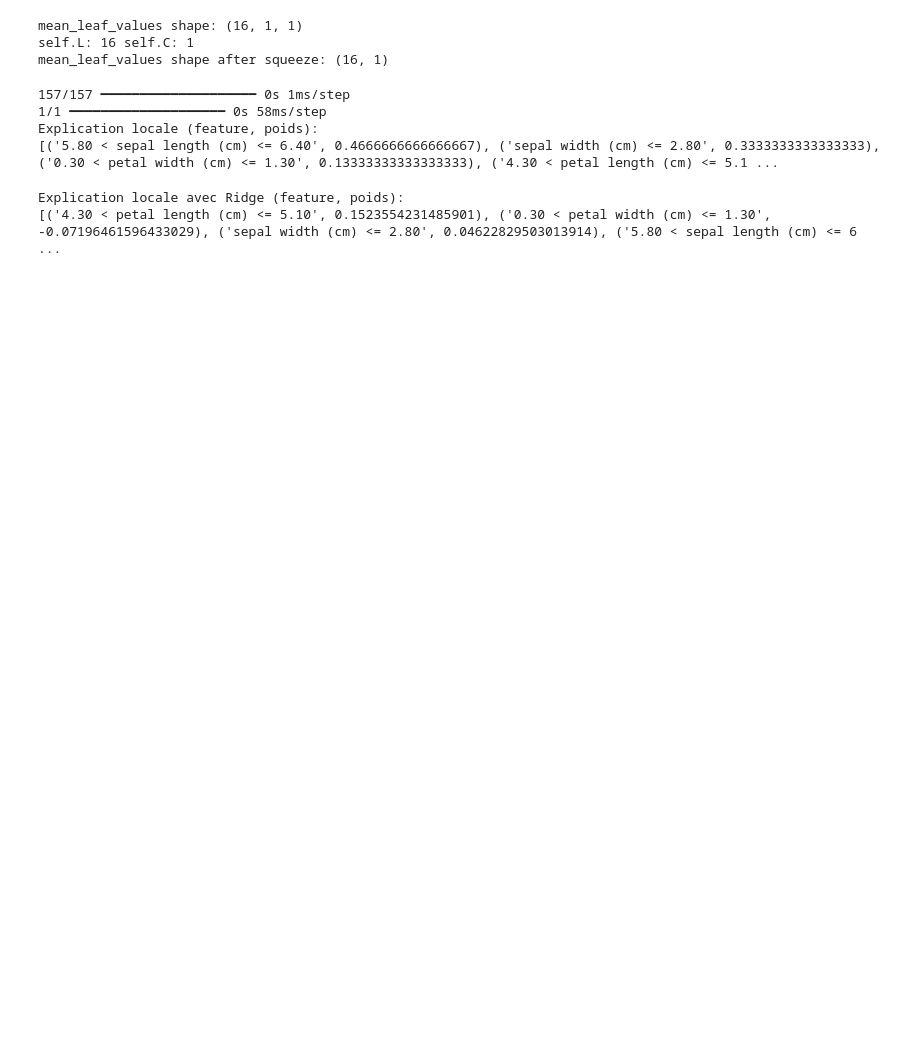
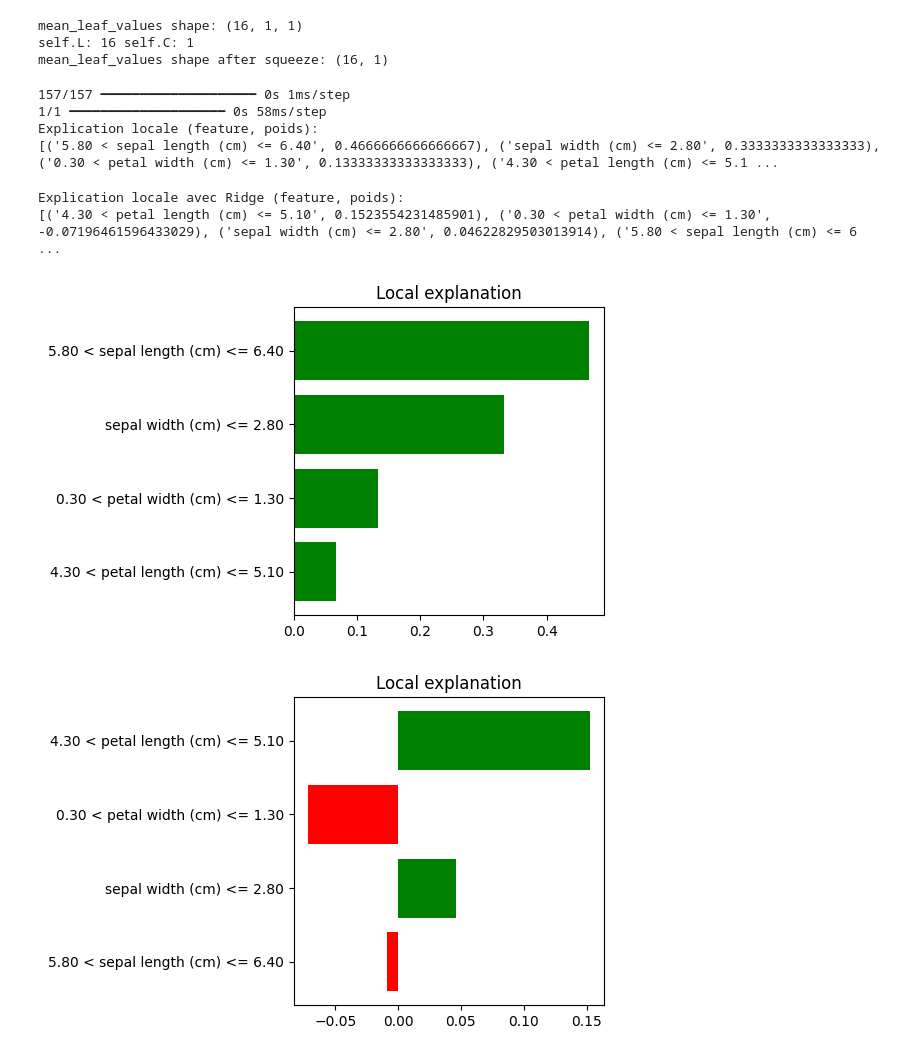
Before and after one commit to aymen20002005/Lime_NDT, a Jupyter notebook: Notebooks/NDT_regression.ipynb, the cells around one changed output. Drawn from its saved outputs; the diff is of its cells as text; code cells hidden in the pictures; blank space fills up the shorter version.

```diff
--- a/Notebooks/NDT_regression.ipynb
+++ b/Notebooks/NDT_regression.ipynb
@@ -76,3 +75,14 @@ print(exp_ridge.as_list())
 # %% [output]
 Explication locale avec Ridge (feature, poids):
 [('4.30 < petal length (cm) <= 5.10', 0.1523554231485901), ('0.30 < petal width (cm) <= 1.30', -0.07196461596433029), ('sepal width (cm) <= 2.80', 0.04622829503013914), ('5.80 < sepal length (cm) <= 6 ...
+# %%
+import matplotlib.pyplot as plt
+
+exp.as_pyplot_figure()
+plt.show()
+
+exp_ridge.as_pyplot_figure()
+plt.show()
+# %% [output]
+[figure, added]
+[figure, added]
```
Also changed, not shown: parts of 1 cell of this notebook, 2 other files.
